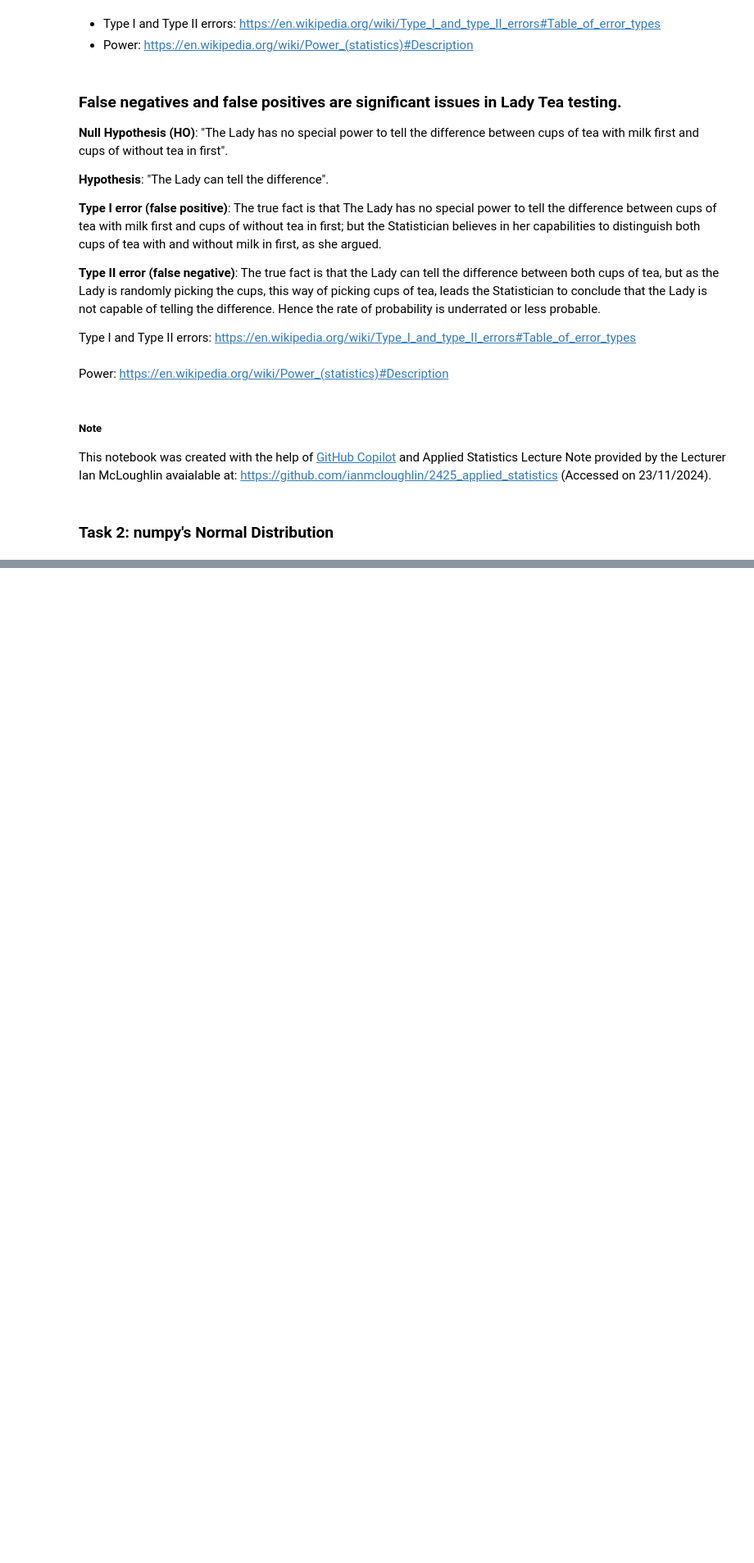
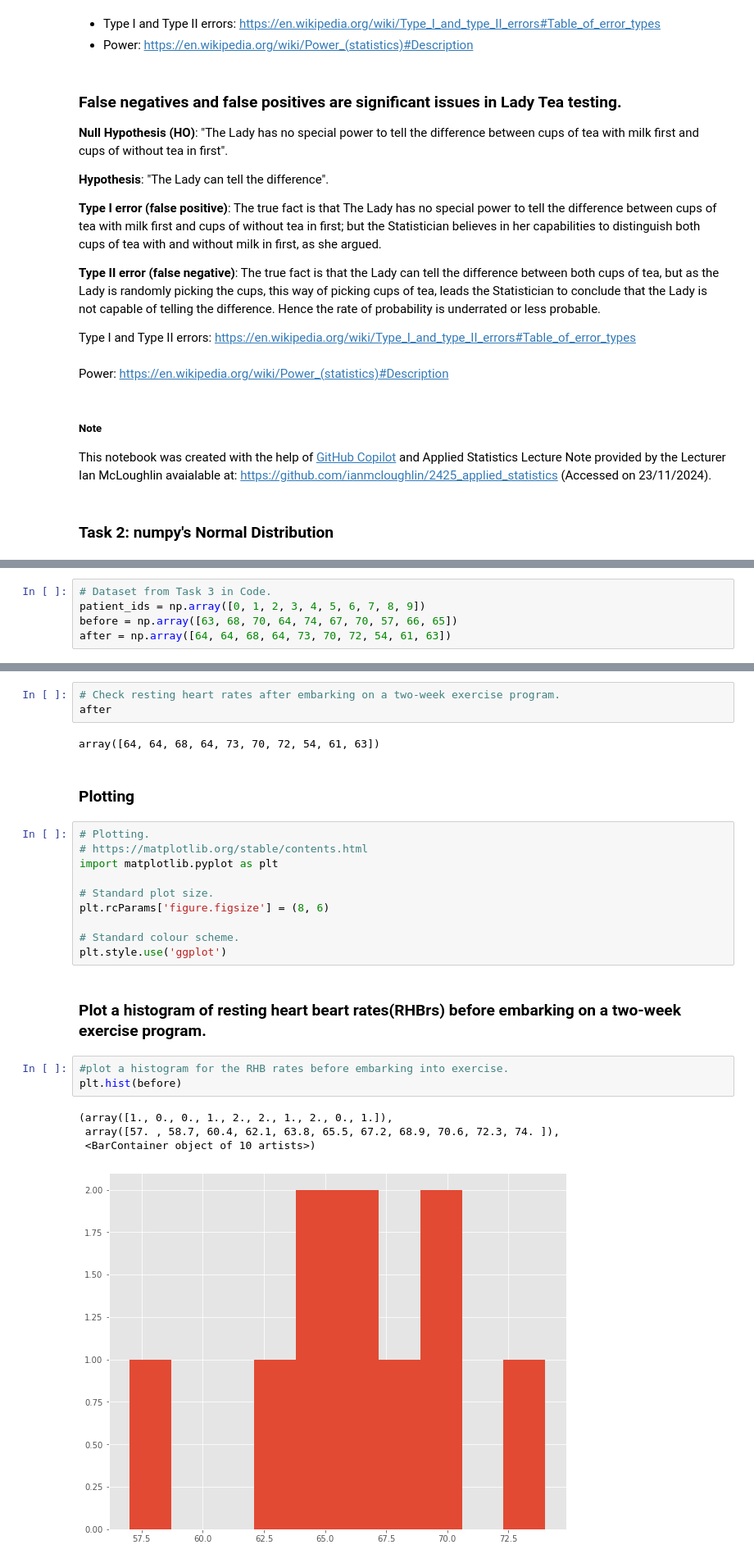
Before and after one commit to Samjean2020/applied_statistics24_25, a Jupyter notebook: tasks.ipynb, the cells around one changed output, grey strips where cells are left out. Shown at 82% size. Drawn from its saved outputs; the diff is of its cells as text; blank space fills up the shorter version.

Commit message:
Reviewed Tasks 1,2,3 & 4 on tasks.ipynb file.

```diff
--- a/tasks.ipynb
+++ b/tasks.ipynb
@@ -442,0 +607,5 @@ This notebook was created with the help of [GitHub Copilot](https://github.com/f
+# %%
+# Dataset from Task 3 in Code.
+patient_ids = np.array([0, 1, 2, 3, 4, 5, 6, 7, 8, 9])
+before = np.array([63, 68, 70, 64, 74, 67, 70, 57, 66, 65])
+after = np.array([64, 64, 68, 64, 73, 70, 72, 54, 61, 63])
@@ -442,0 +622,27 @@ This notebook was created with the help of [GitHub Copilot](https://github.com/f
+# %%
+# Check resting heart rates after embarking on a two-week exercise program.
+after
+# %% [output]
+array([64, 64, 68, 64, 73, 70, 72, 54, 61, 63])
+# %% [markdown]
+### Plotting
+# %%
+# Plotting.
+# https://matplotlib.org/stable/contents.html
+import matplotlib.pyplot as plt
+
+# Standard plot size.
+plt.rcParams['figure.figsize'] = (8, 6)
+
+# Standard colour scheme.
+plt.style.use('ggplot')
+# %% [markdown]
+### Plot a histogram of resting heart beart rates(RHBrs) before embarking on a two-week exercise program.
+# %%
+#plot a histogram for the RHB rates before embarking into exercise.
+plt.hist(before)
+# %% [output]
+(array([1., 0., 0., 1., 2., 2., 1., 2., 0., 1.]),
+ array([57. , 58.7, 60.4, 62.1, 63.8, 65.5, 67.2, 68.9, 70.6, 72.3, 74. ]),
+ <BarContainer object of 10 artists>)
+[figure, added]
```
Also changed, not shown: parts of 142 cells of this notebook.
